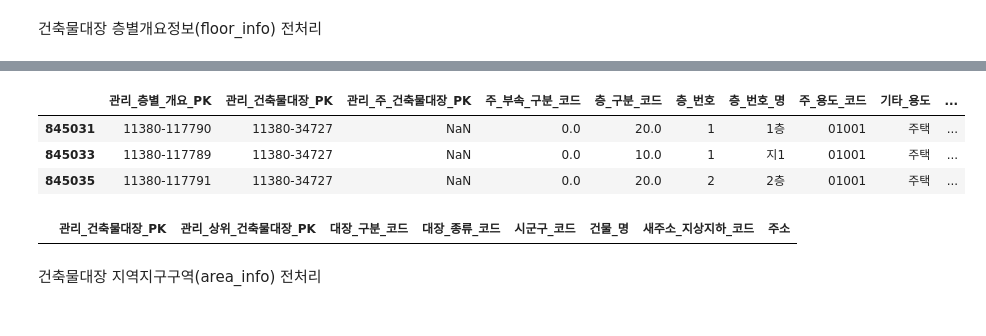
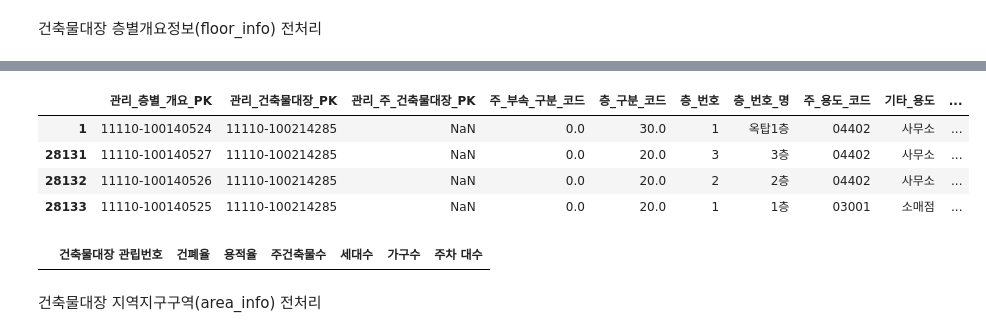
Before and after one commit to Capstone-4/BuildingPre, a Jupyter notebook: building.ipynb, the cells around one changed output, grey strips where cells are left out. Cells and saved outputs as stored; diff of their text form; code cells hidden in the pictures.

```diff
--- a/building.ipynb
+++ b/building.ipynb
@@ -317,15 +347,16 @@ pre_floor_info.tail()
 # %%
-pre_floor_info[pre_floor_info["관리_건축물대장_PK"] == "11380-34727"]
+pre_floor_info[pre_floor_info["관리_건축물대장_PK"] == "11110-100214285"]
 # %% [output]
 |  | 관리_층별_개요_PK | 관리_건축물대장_PK | 관리_주_건축물대장_PK | 주_부속_구분_코드 | 층_구분_코드 | 층_번호 | 층_번호_명 | 주_용도_코드 | 기타_용도 | ... |
-| 845031 | 11380-117790 | 11380-34727 | NaN | 0.0 | 20.0 | 1 | 1층 | 01001 | 주택 | ... |
-| 845033 | 11380-117789 | 11380-34727 | NaN | 0.0 | 10.0 | 1 | 지1 | 01001 | 주택 | ... |
-| 845035 | 11380-117791 | 11380-34727 | NaN | 0.0 | 20.0 | 2 | 2층 | 01001 | 주택 | ... |
+| 1 | 11110-100140524 | 11110-100214285 | NaN | 0.0 | 30.0 | 1 | 옥탑1층 | 04402 | 사무소 | ... |
+| 28131 | 11110-100140527 | 11110-100214285 | NaN | 0.0 | 20.0 | 3 | 3층 | 04402 | 사무소 | ... |
+| 28132 | 11110-100140526 | 11110-100214285 | NaN | 0.0 | 20.0 | 2 | 2층 | 04402 | 사무소 | ... |
+| 28133 | 11110-100140525 | 11110-100214285 | NaN | 0.0 | 20.0 | 1 | 1층 | 03001 | 소매점 | ... |
-# %%
-# 건축물 대장 조회
-pre_register[pre_register["관리_건축물대장_PK"] == "11380-34727"]
-# %% [output]
-|  | 관리_건축물대장_PK | 관리_상위_건축물대장_PK | 대장_구분_코드 | 대장_종류_코드 | 시군구_코드 | 건물_명 | 새주소_지상지하_코드 | 주소 |
+# %%
+# 건축물 대장 조회
+pre_chonggual_pyojebu[pre_chonggual_pyojebu["건축물대장 관립번호"] == "11170-100217500"]
+# %% [output]
+|  | 건축물대장 관립번호 | 건폐율 | 용적율 | 주건축물수 | 세대수 | 가구수 | 주차 대수 |
 # %%
 # 아니 왜 층별 자료는 있는데 건축물 대장이 없지
 # %% [markdown]
```
Also changed, not shown: parts of 17 cells of this notebook, 5 other files.
